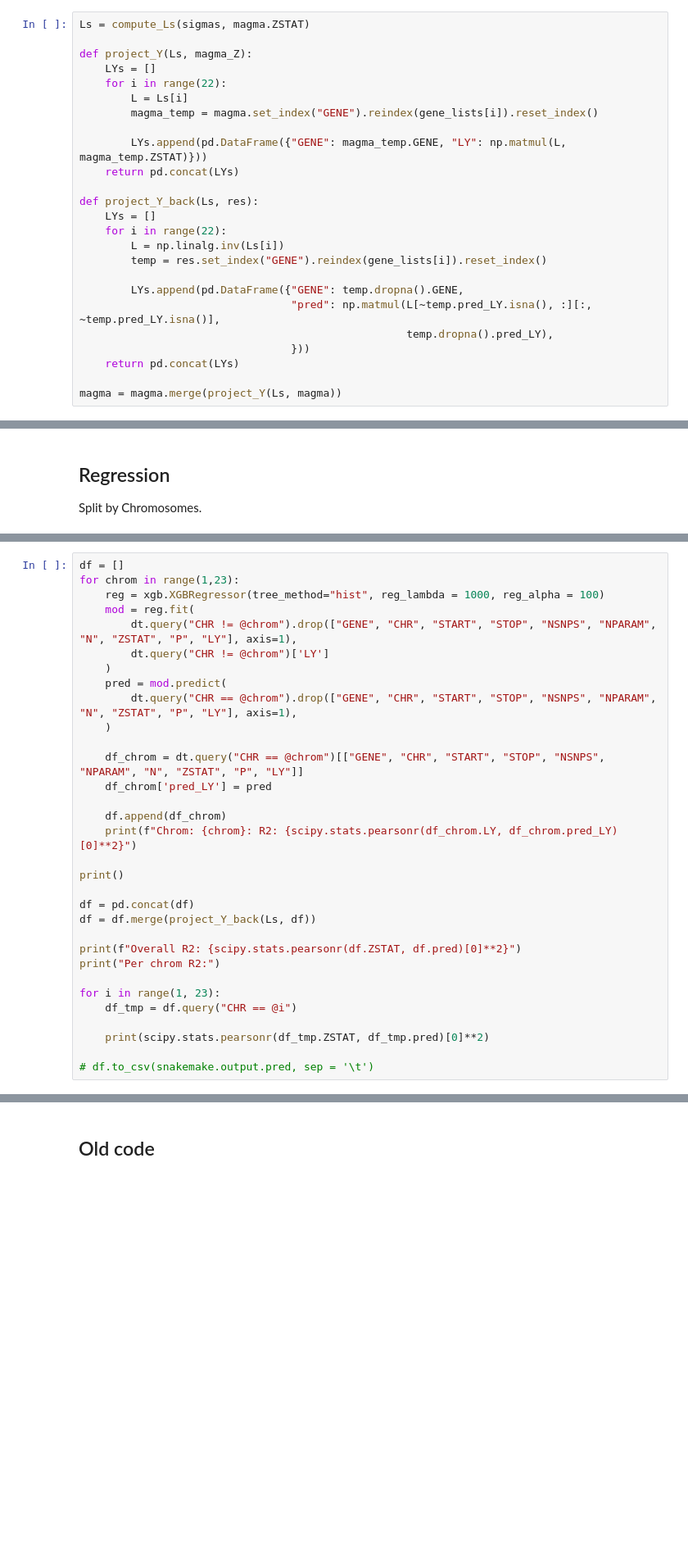
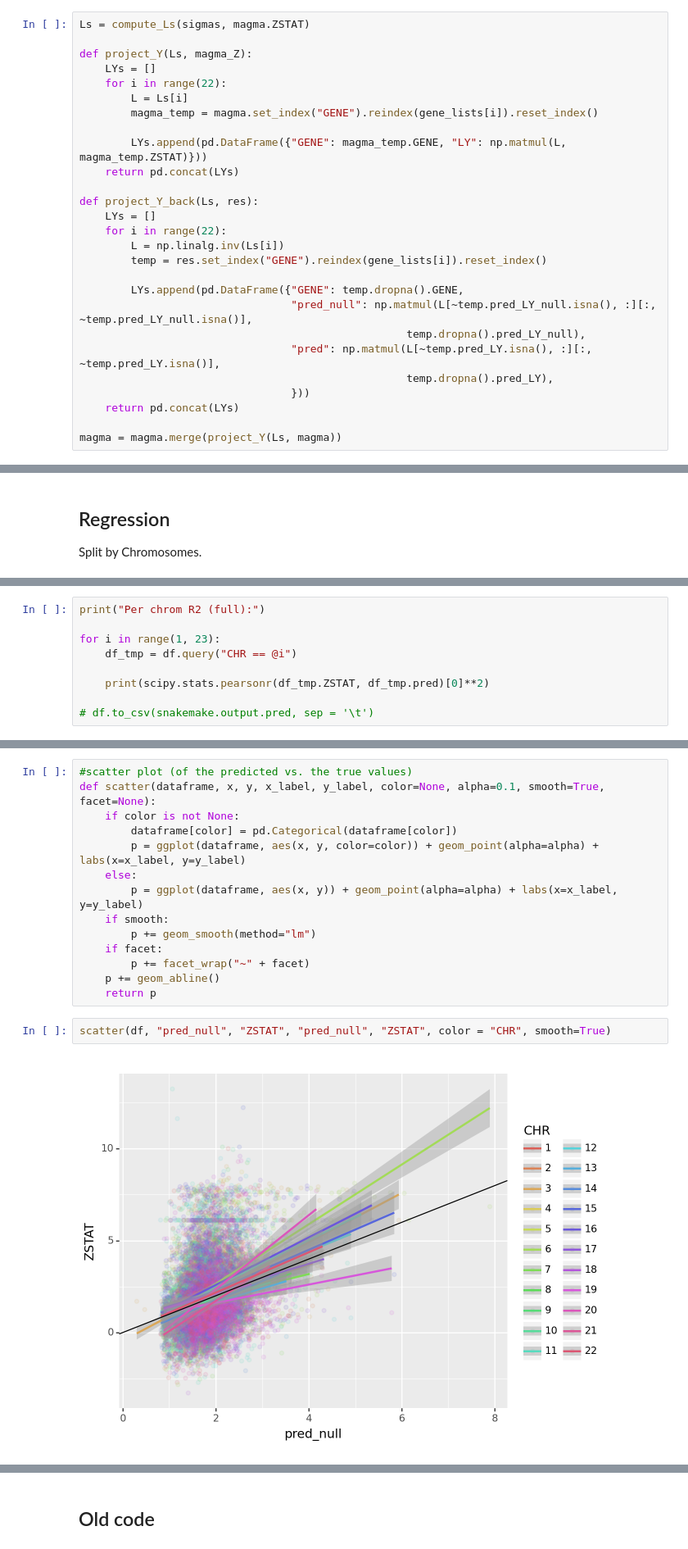
Before and after one commit to niklasbuehler/functional-gene-embeddings, a Jupyter notebook: notebooks/gwas_prediction.ipynb, the cells around one changed output, grey strips where cells are left out. Shown at 82% size. Saved outputs shown, nothing was run; the diff lists cells and outputs as text; blank space fills up the shorter version.

Commit message:
Add plots to GWAS evaluation notebook

```diff
--- a/notebooks/gwas_prediction.ipynb
+++ b/notebooks/gwas_prediction.ipynb
@@ -184,6 +187,8 @@ def project_Y_back(Ls, res):
         temp = res.set_index("GENE").reindex(gene_lists[i]).reset_index()
 
         LYs.append(pd.DataFrame({"GENE": temp.dropna().GENE,
+                                 "pred_null": np.matmul(L[~temp.pred_LY_null.isna(), :][:, ~temp.pred_LY_null.isna()],
+                                                   temp.dropna().pred_LY_null),
                                  "pred": np.matmul(L[~temp.pred_LY.isna(), :][:, ~temp.pred_LY.isna()],
                                                    temp.dropna().pred_LY),
                                  }))
@@ -218,28 +299,5 @@ Split by Chromosomes.
 # %%
-df = []
-for chrom in range(1,23):
-    reg = xgb.XGBRegressor(tree_method="hist", reg_lambda = 1000, reg_alpha = 100)
-    mod = reg.fit(
-        dt.query("CHR != @chrom").drop(["GENE", "CHR", "START", "STOP", "NSNPS", "NPARAM", "N", "ZSTAT", "P", "LY"], axis=1),
-        dt.query("CHR != @chrom")['LY']
-    )
-    pred = mod.predict(
-        dt.query("CHR == @chrom").drop(["GENE", "CHR", "START", "STOP", "NSNPS", "NPARAM", "N", "ZSTAT", "P", "LY"], axis=1),
-    )
-
-    df_chrom = dt.query("CHR == @chrom")[["GENE", "CHR", "START", "STOP", "NSNPS", "NPARAM", "N", "ZSTAT", "P", "LY"]]
-    df_chrom['pred_LY'] = pred
-
-    df.append(df_chrom)
-    print(f"Chrom: {chrom}: R2: {scipy.stats.pearsonr(df_chrom.LY, df_chrom.pred_LY)[0]**2}")
-
-print()
-
-df = pd.concat(df)
-df = df.merge(project_Y_back(Ls, df))
-
-print(f"Overall R2: {scipy.stats.pearsonr(df.ZSTAT, df.pred)[0]**2}")
-print("Per chrom R2:")
+print("Per chrom R2 (full):")
 
 for i in range(1, 23):
     df_tmp = df.query("CHR == @i")
@@ -265,3 +323,21 @@ Chrom: 12: R2: 0.029728877015914167
 0.19958196218960647
 0.20985833164114387
 0.07382793734289456
+# %%
+#scatter plot (of the predicted vs. the true values)
+def scatter(dataframe, x, y, x_label, y_label, color=None, alpha=0.1, smooth=True, facet=None):
+    if color is not None:
+        dataframe[color] = pd.Categorical(dataframe[color])
+        p = ggplot(dataframe, aes(x, y, color=color)) + geom_point(alpha=alpha) + labs(x=x_label, y=y_label)
+    else:
+        p = ggplot(dataframe, aes(x, y)) + geom_point(alpha=alpha) + labs(x=x_label, y=y_label)
+    if smooth:
+        p += geom_smooth(method="lm")
+    if facet:
+        p += facet_wrap("~" + facet)
+    p += geom_abline()
+    return p
+# %%
+scatter(df, "pred_null", "ZSTAT", "pred_null", "ZSTAT", color = "CHR", smooth=True)
+# %% [output]
+[figure, added]
```
Also changed, not shown: parts of 10 cells of this notebook, 1 other file.
